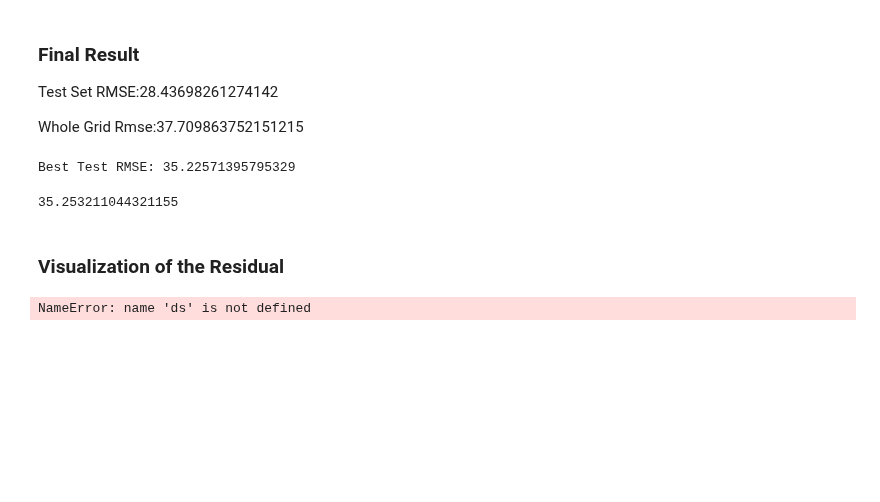
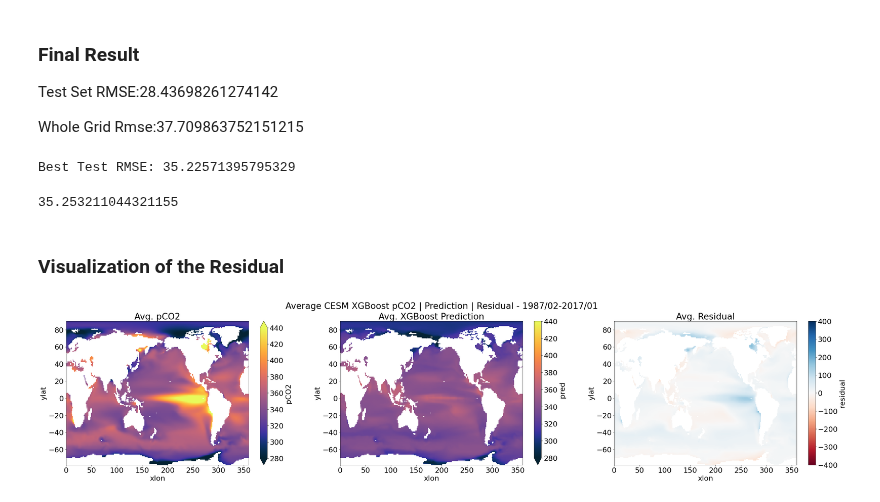
Before and after one commit to sk981102/ocean_co2, a Jupyter notebook: notebooks/baseline_ml/002_xgboost_base.ipynb, the cells around one changed output. Saved outputs shown, nothing was run; the diff lists cells and outputs as text; code cells hidden in the pictures; blank space fills up the shorter version.

Commit message:
figure 2 done

```diff
--- a/notebooks/baseline_ml/002_xgboost_base.ipynb
+++ b/notebooks/baseline_ml/002_xgboost_base.ipynb
@@ -153,7 +156,0 @@ import cmocean as cm
-# %%
-combined["residual"]=np.abs(error)
-result_data=combined[["time","xlon","ylat","residual"]]
-cols=result_data.columns.tolist()
-cols=[cols[0],cols[2],cols[1],cols[3]]
-result_data=result_data[cols]
-result_data.columns=['time','lat','lon','residual']
@@ -162,5 +157,39 @@ ds=df_to_xarray(result_data)
-# %%
-a=ds.residual.hvplot(groupby="time",width=512,height=512, widget_type='scrubber', widget_location='bottom')
-a
-# %% [output]
-NameError: name 'ds' is not defined
+# %%
+combined["residual"] = error
+combined["pred"] = y_pred
+
+combined_tmp=combined.set_index(["time","ylat","xlon"])
+result_data=combined_tmp[["residual"]]
+result_data = result_data.sort_index()
+# %%
+combined_tmp=combined.set_index(["time","ylat","xlon"])
+pred_data=combined_tmp[["pred","pCO2"]]
+pred_data = pred_data.sort_index()
+# %%
+ds = result_data.to_xarray()
+ds_pred = pred_data.to_xarray()
+# %%
+import matplotlib.colors as mcolors
+import cmocean as cm
+
+plt.rcParams.update({'font.size': 22})
+norm = mcolors.Normalize(vmin=280, vmax = 440)
+figure, axis = plt.subplots(1, 3,figsize=(42, 8))
+
+ds_pred.pCO2.mean('time').plot(ax = axis[0],cmap = cm.cm.thermal,norm=norm)
+axis[0].set_title("Avg. pCO2")
+
+ds_pred.pred.mean('time').plot(ax = axis[1],cmap = cm.cm.thermal,norm=norm)
+axis[1].set_title("Avg. XGBoost Prediction")
+
+
+norm2 = mcolors.TwoSlopeNorm(vmin=-400, vmax = 400, vcenter=0)
+
+ds.residual.mean('time').plot(ax = axis[2],cmap = "RdBu",norm=norm2)
+axis[2].set_title("Avg. Residual")
+
+figure.suptitle("Average CESM XGBoost pCO2 | Prediction | Residual - 1987/02-2017/01")
+
+plt.savefig("../../assets/figure2.2_xgboost_socat.jpg")
+# %% [output]
+[figure, added]
```
Also changed, not shown: parts of 4 cells of this notebook, 3 other files.
